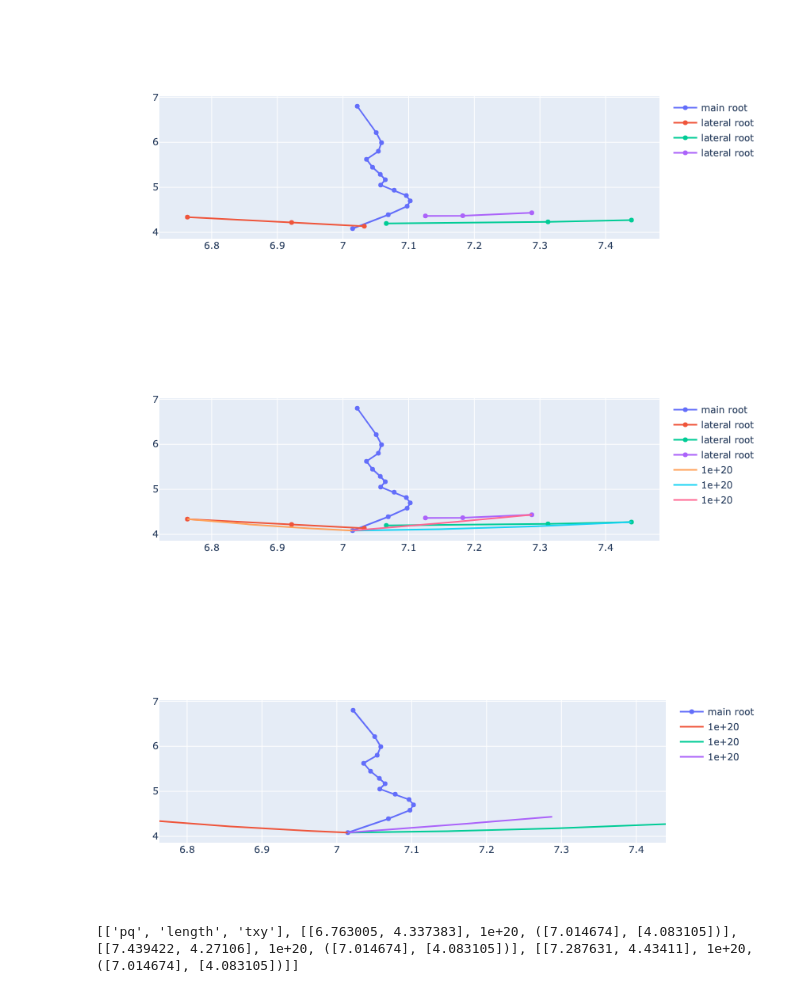
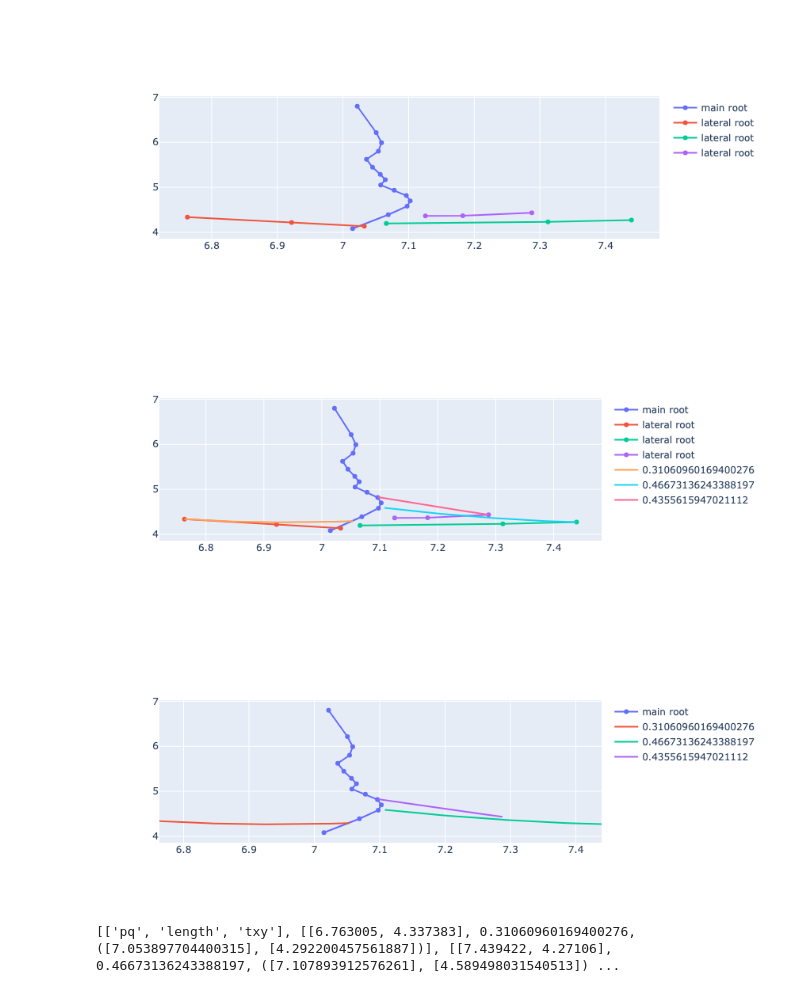
Before and after one commit to arjunc12/PlantGravitropism, a Jupyter notebook: AlleyBruteFroce/v5FindingOptimalfromFile.ipynb, the cells around one changed output. Drawn from its saved outputs; the diff is of its cells as text; code cells hidden in the pictures.

```diff
--- a/AlleyBruteFroce/v5FindingOptimalfromFile.ipynb
+++ b/AlleyBruteFroce/v5FindingOptimalfromFile.ipynb
@@ -52,6 +52,7 @@ def rotateLine(xs,ys,theta,a,b):
     return(nx, ny)
 def findBest(Tmax,G,p,q,a):
     t=0
+    Tmax = -Tmax
     bestLength= 100000000000000000000.0
     bestT = t
     while t >= Tmax:
@@ -63,6 +64,7 @@ def findBest(Tmax,G,p,q,a):
         lot = np.sqrt(1+(2*G*x + ((q-G*(p**2)-t)/p))**2)
         y= a*(lot) +(1-a)*(lot - t)
         length = scipy.integrate.trapezoid(y,x)
+        #print(length)
         if length < bestLength:
             #ploting(Tmax,p,q,bestT,G) #comparing possible lines
             bestLength = length
@@ -154,29 +157,29 @@ def plotData(array):
 # %%
 array = parseData('084_4_C_day1.csv')
 fig = plotData(array)
 fig.show()
 fig2 = go.Figure()
-G= .9
-al =.9
+G= 2
+al =1
 latteralRoots = array[1]
 MainRootPoints = array[0]
-trace= plotPoints(mainRootPoints, "main root")
+trace= plotPoints(MainRootPoints, "main root")
 fig2.add_trace(trace)
 pqs =[]
 Info = [["pq", "length", "txy"]]
 for root in latteralRoots:
     pqs.append(root[-1])
 for pq in pqs:
     DAC = findMostOptimal(MainRootPoints, G,al,pq) #returns length, txy, dplot, raplot
     array =[pq, DAC[0], DAC[1]]
     Info.append(array)
     fig.add_trace(DAC[3])
     fig2.add_trace(DAC[3])
 fig.show()
 fig2.show()
 print(Info)
 # %% [output]
 [figure]
-[figure, old version]
+[figure, new version]
-[figure, old version]
+[figure, new version]
-[['pq', 'length', 'txy'], [[6.763005, 4.337383], 1e+20, ([7.014674], [4.083105])], [[7.439422, 4.27106], 1e+20, ([7.014674], [4.083105])], [[7.287631, 4.43411], 1e+20, ([7.014674], [4.083105])]]
+[['pq', 'length', 'txy'], [[6.763005, 4.337383], 0.31060960169400276, ([7.053897704400315], [4.292200457561887])], [[7.439422, 4.27106], 0.46673136243388197, ([7.107893912576261], [4.589498031540513]) ...
```
Also changed, not shown: parts of 1 cell of this notebook, 3 other files.
